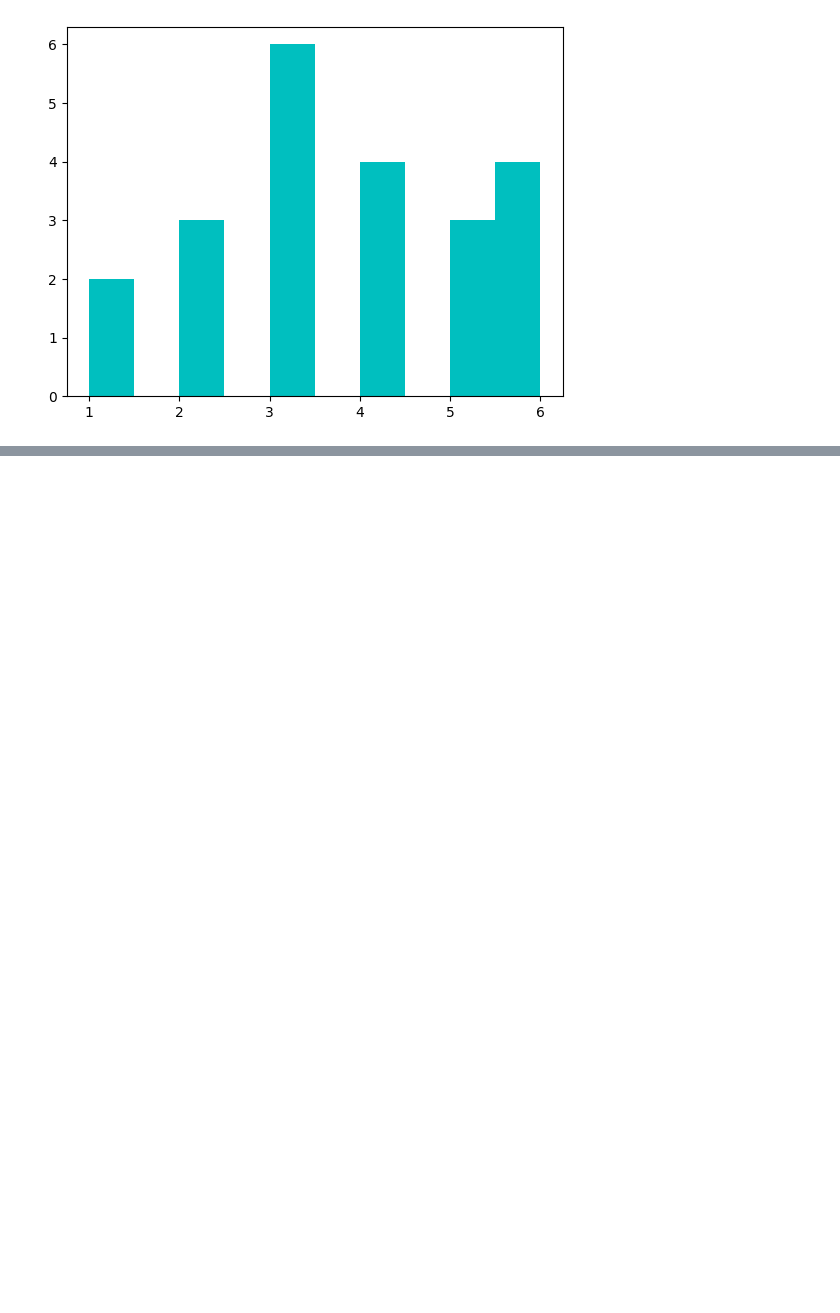
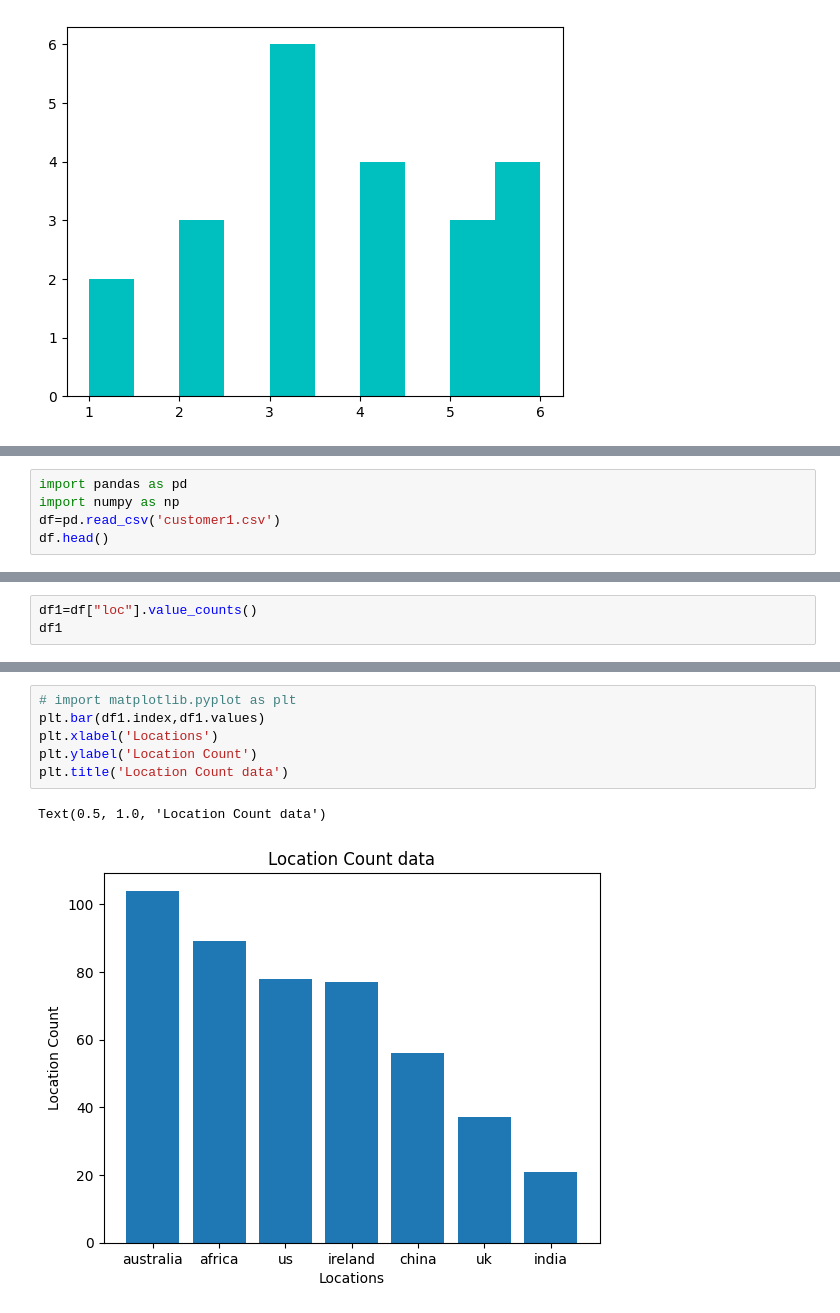
Before and after one commit to JoeVA2020/DS_OCT_ML, a Jupyter notebook: Mathplot/mathplot.ipynb, the cells around one changed output, grey strips where cells are left out. Drawn from its saved outputs; the diff is of its cells as text; blank space fills up the shorter version.

```diff
--- a/Mathplot/mathplot.ipynb
+++ b/Mathplot/mathplot.ipynb
@@ -207,0 +211,5 @@ plt.pie(x,labels=lab)
+# %%
+import pandas as pd
+import numpy as np
+df=pd.read_csv('customer1.csv')
+df.head()
@@ -207,0 +223,3 @@ plt.pie(x,labels=lab)
+# %%
+df1=df["loc"].value_counts()
+df1
@@ -207,0 +236,9 @@ plt.pie(x,labels=lab)
+# %%
+# import matplotlib.pyplot as plt
+plt.bar(df1.index,df1.values)
+plt.xlabel('Locations')
+plt.ylabel('Location Count')
+plt.title('Location Count data')
+# %% [output]
+Text(0.5, 1.0, 'Location Count data')
+[figure, added]
```
Also changed, not shown: parts of 5 cells of this notebook, 3 other files.
